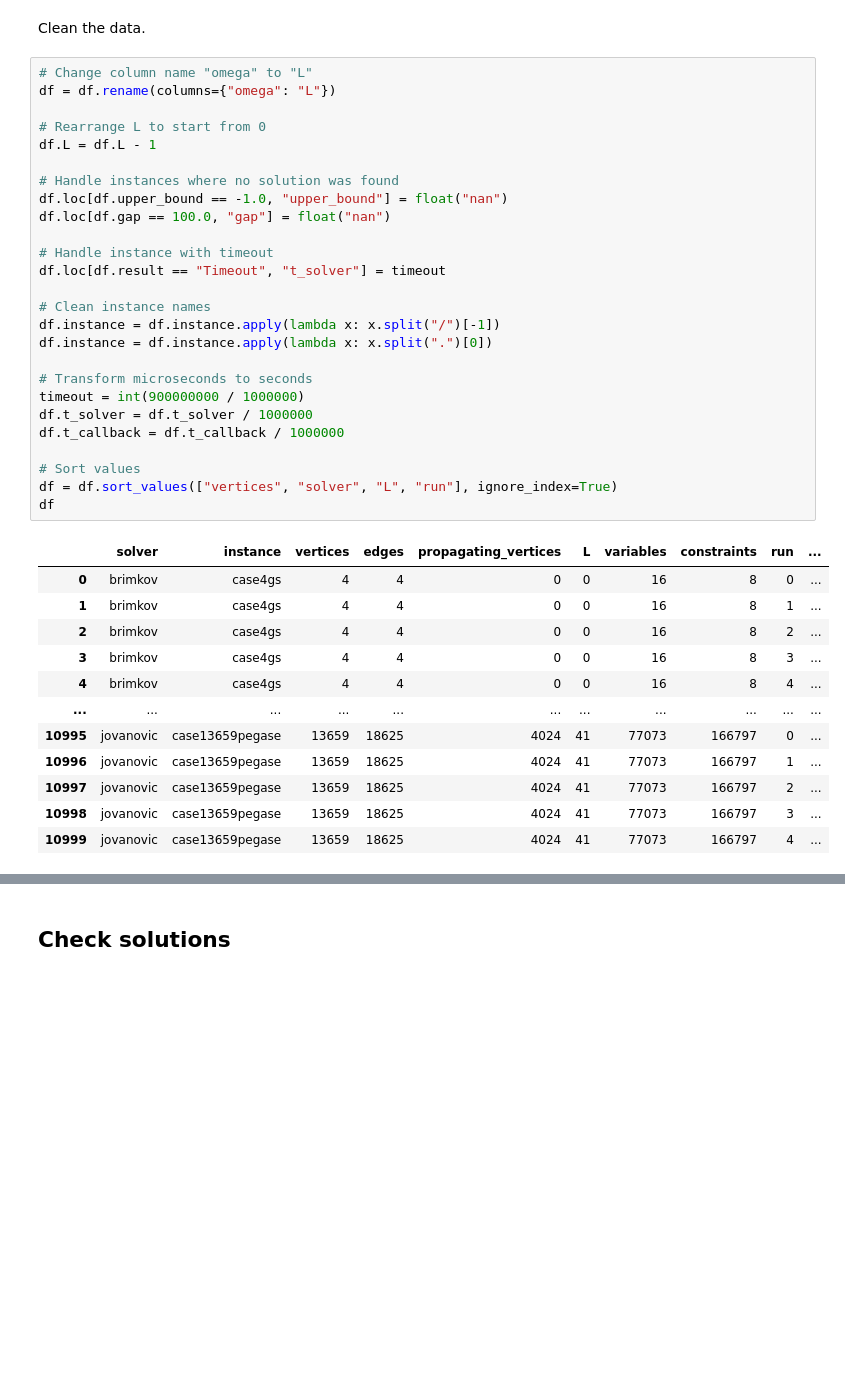
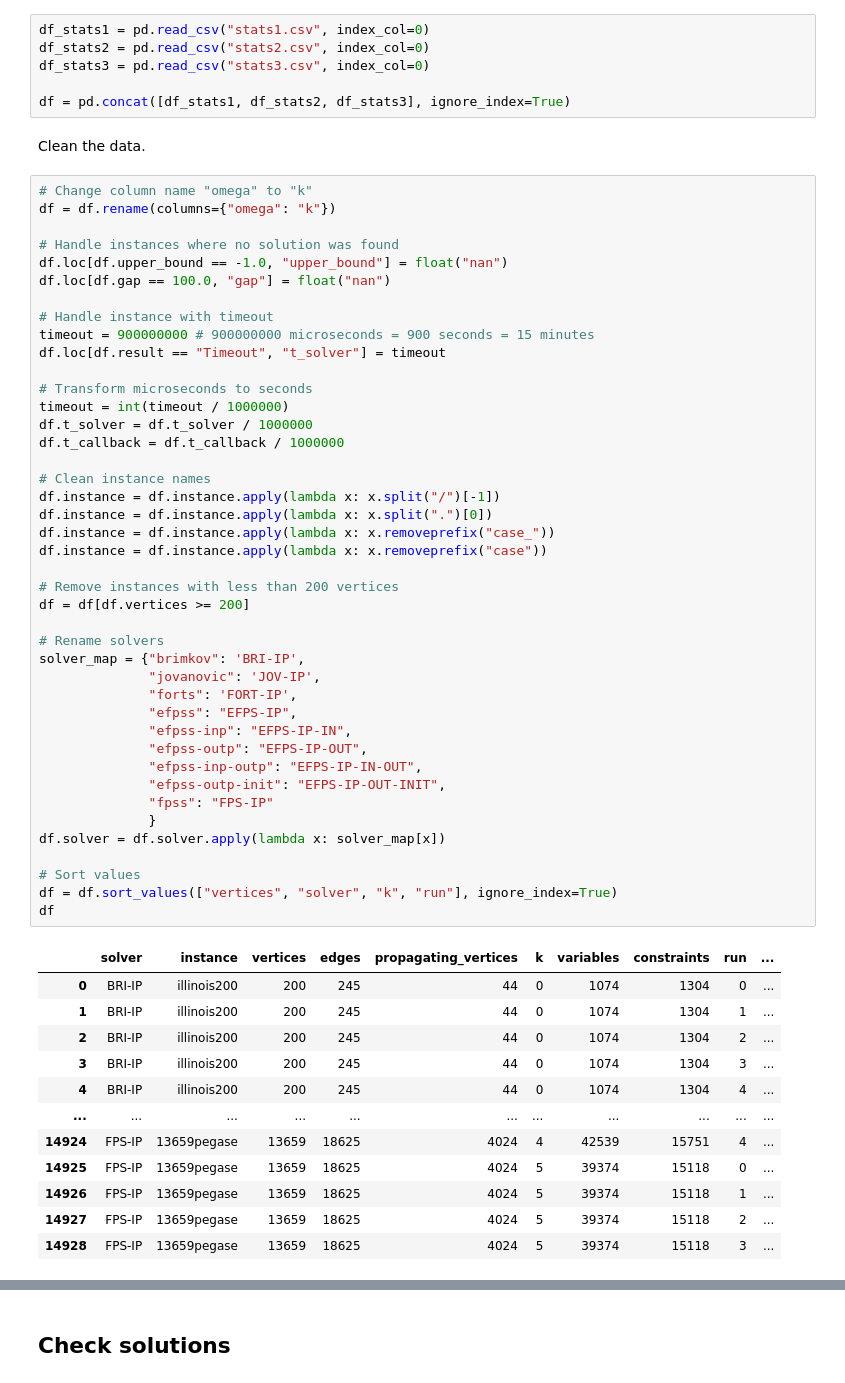
Before and after one commit to maurolucci/pds-lim, a Jupyter notebook: experiments/stats1.ipynb, the cells around one changed output, grey strips where cells are left out. Saved outputs shown, nothing was run; the diff lists cells and outputs as text; blank space fills up the shorter version.

```diff
--- a/experiments/stats1.ipynb
+++ b/experiments/stats1.ipynb
@@ -25,41 +14,63 @@ df = pd.read_csv(filename, index_col=0)
+# %%
+df_stats1 = pd.read_csv("stats1.csv", index_col=0)
+df_stats2 = pd.read_csv("stats2.csv", index_col=0)
+df_stats3 = pd.read_csv("stats3.csv", index_col=0)
+
+df = pd.concat([df_stats1, df_stats2, df_stats3], ignore_index=True)
 # %% [markdown]
 Clean the data.
 # %%
-# Change column name "omega" to "L"
-df = df.rename(columns={"omega": "L"})
-
-# Rearrange L to start from 0
-df.L = df.L - 1
+# Change column name "omega" to "k"
+df = df.rename(columns={"omega": "k"})
 
 # Handle instances where no solution was found
 df.loc[df.upper_bound == -1.0, "upper_bound"] = float("nan")
 df.loc[df.gap == 100.0, "gap"] = float("nan")
 
 # Handle instance with timeout
+timeout = 900000000 # 900000000 microseconds = 900 seconds = 15 minutes
 df.loc[df.result == "Timeout", "t_solver"] = timeout
+
+# Transform microseconds to seconds
+timeout = int(timeout / 1000000)
+df.t_solver = df.t_solver / 1000000
+df.t_callback = df.t_callback / 1000000
 
 # Clean instance names
 df.instance = df.instance.apply(lambda x: x.split("/")[-1])
 df.instance = df.instance.apply(lambda x: x.split(".")[0])
+df.instance = df.instance.apply(lambda x: x.removeprefix("case_"))
+df.instance = df.instance.apply(lambda x: x.removeprefix("case"))
 
-# Transform microseconds to seconds
-timeout = int(900000000 / 1000000)
-df.t_solver = df.t_solver / 1000000
-df.t_callback = df.t_callback / 1000000
+# Remove instances with less than 200 vertices
+df = df[df.vertices >= 200]
+
+# Rename solvers
+solver_map = {"brimkov": 'BRI-IP',
+              "jovanovic": 'JOV-IP',
+              "forts": 'FORT-IP',
+              "efpss": "EFPS-IP",
+              "efpss-inp": "EFPS-IP-IN",
+              "efpss-outp": "EFPS-IP-OUT",
+              "efpss-inp-outp": "EFPS-IP-IN-OUT",
+              "efpss-outp-init": "EFPS-IP-OUT-INIT",
+              "fpss": "FPS-IP"
+              }
+df.solver = df.solver.apply(lambda x: solver_map[x])
 
 # Sort values
-df = df.sort_values(["vertices", "solver", "L", "run"], ignore_index=True)
+df = df.sort_values(["vertices", "solver", "k", "run"], ignore_index=True)
 df
 # %% [output]
-|  | solver | instance | vertices | edges | propagating_vertices | L | variables | constraints | run | ... |
-| 0 | brimkov | case4gs | 4 | 4 | 0 | 0 | 16 | 8 | 0 | ... |
-| 1 | brimkov | case4gs | 4 | 4 | 0 | 0 | 16 | 8 | 1 | ... |
-| 2 | brimkov | case4gs | 4 | 4 | 0 | 0 | 16 | 8 | 2 | ... |
-| 3 | brimkov | case4gs | 4 | 4 | 0 | 0 | 16 | 8 | 3 | ... |
-| 4 | brimkov | case4gs | 4 | 4 | 0 | 0 | 16 | 8 | 4 | ... |
+|  | solver | instance | vertices | edges | propagating_vertices | k | variables | constraints | run | ... |
+| 0 | BRI-IP | illinois200 | 200 | 245 | 44 | 0 | 1074 | 1304 | 0 | ... |
+| 1 | BRI-IP | illinois200 | 200 | 245 | 44 | 0 | 1074 | 1304 | 1 | ... |
+| 2 | BRI-IP | illinois200 | 200 | 245 | 44 | 0 | 1074 | 1304 | 2 | ... |
+| 3 | BRI-IP | illinois200 | 200 | 245 | 44 | 0 | 1074 | 1304 | 3 | ... |
+| 4 | BRI-IP | illinois200 | 200 | 245 | 44 | 0 | 1074 | 1304 | 4 | ... |
 | ... | ... | ... | ... | ... | ... | ... | ... | ... | ... | ... |
-| 10995 | jovanovic | case13659pegase | 13659 | 18625 | 4024 | 41 | 77073 | 166797 | 0 | ... |
-| 10996 | jovanovic | case13659pegase | 13659 | 18625 | 4024 | 41 | 77073 | 166797 | 1 | ... |
-| 10997 | jovanovic | case13659pegase | 13659 | 18625 | 4024 | 41 | 77073 | 166797 | 2 | ... |
-| 10998 | jovanovic | case13659pegase | 13659 | 18625 | 4024 | 41 | 77073 | 166797 | 3 | ... |
-| 10999 | jovanovic | case13659pegase | 13659 | 18625 | 4024 | 41 | 77073 | 166797 | 4 | ... |
+| 14924 | FPS-IP | 13659pegase | 13659 | 18625 | 4024 | 4 | 42539 | 15751 | 4 | ... |
+| 14925 | FPS-IP | 13659pegase | 13659 | 18625 | 4024 | 5 | 39374 | 15118 | 0 | ... |
+| 14926 | FPS-IP | 13659pegase | 13659 | 18625 | 4024 | 5 | 39374 | 15118 | 1 | ... |
+| 14927 | FPS-IP | 13659pegase | 13659 | 18625 | 4024 | 5 | 39374 | 15118 | 2 | ... |
+| 14928 | FPS-IP | 13659pegase | 13659 | 18625 | 4024 | 5 | 39374 | 15118 | 3 | ... |
```
Also changed, not shown: parts of 78 cells of this notebook, 2 other files.
